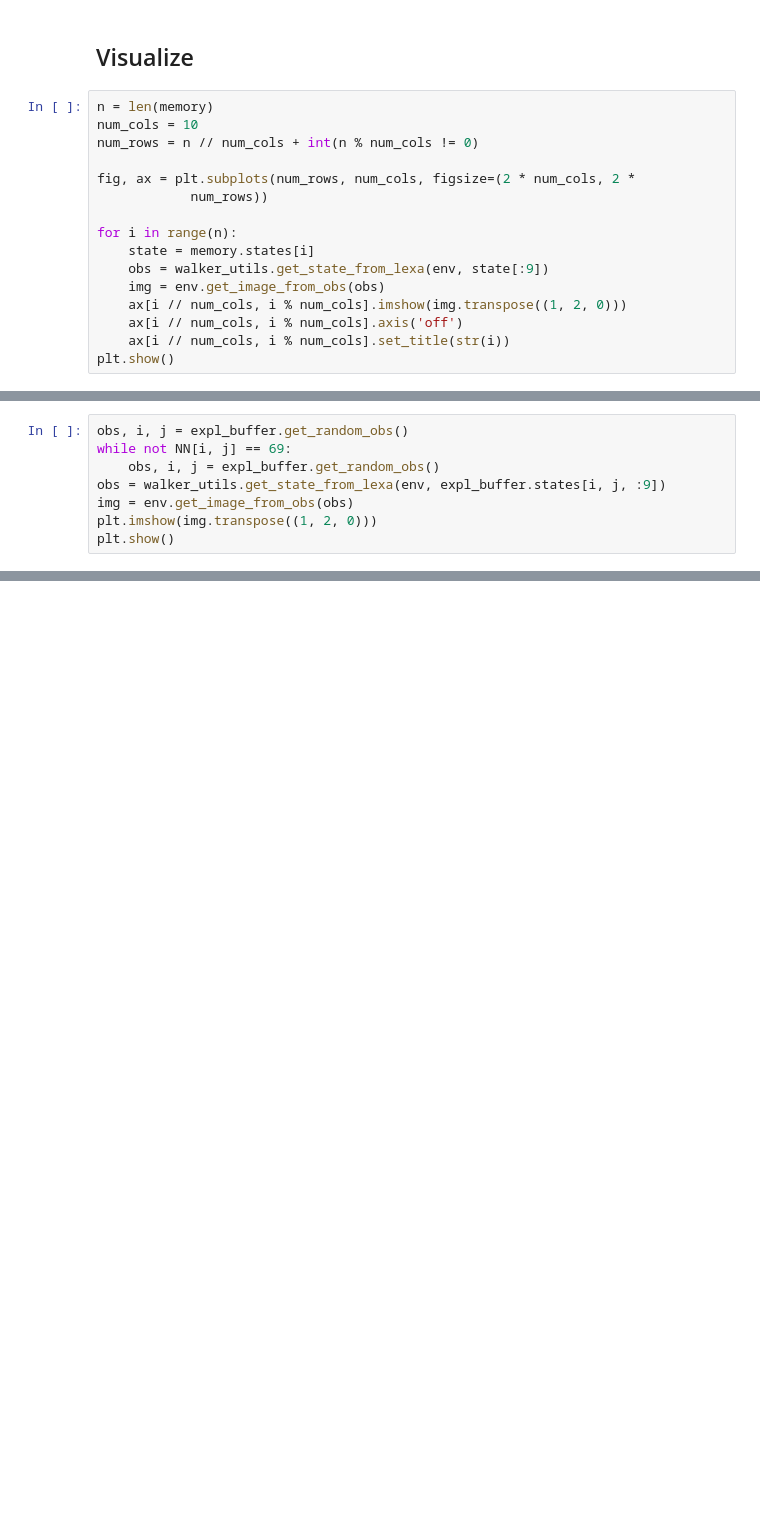
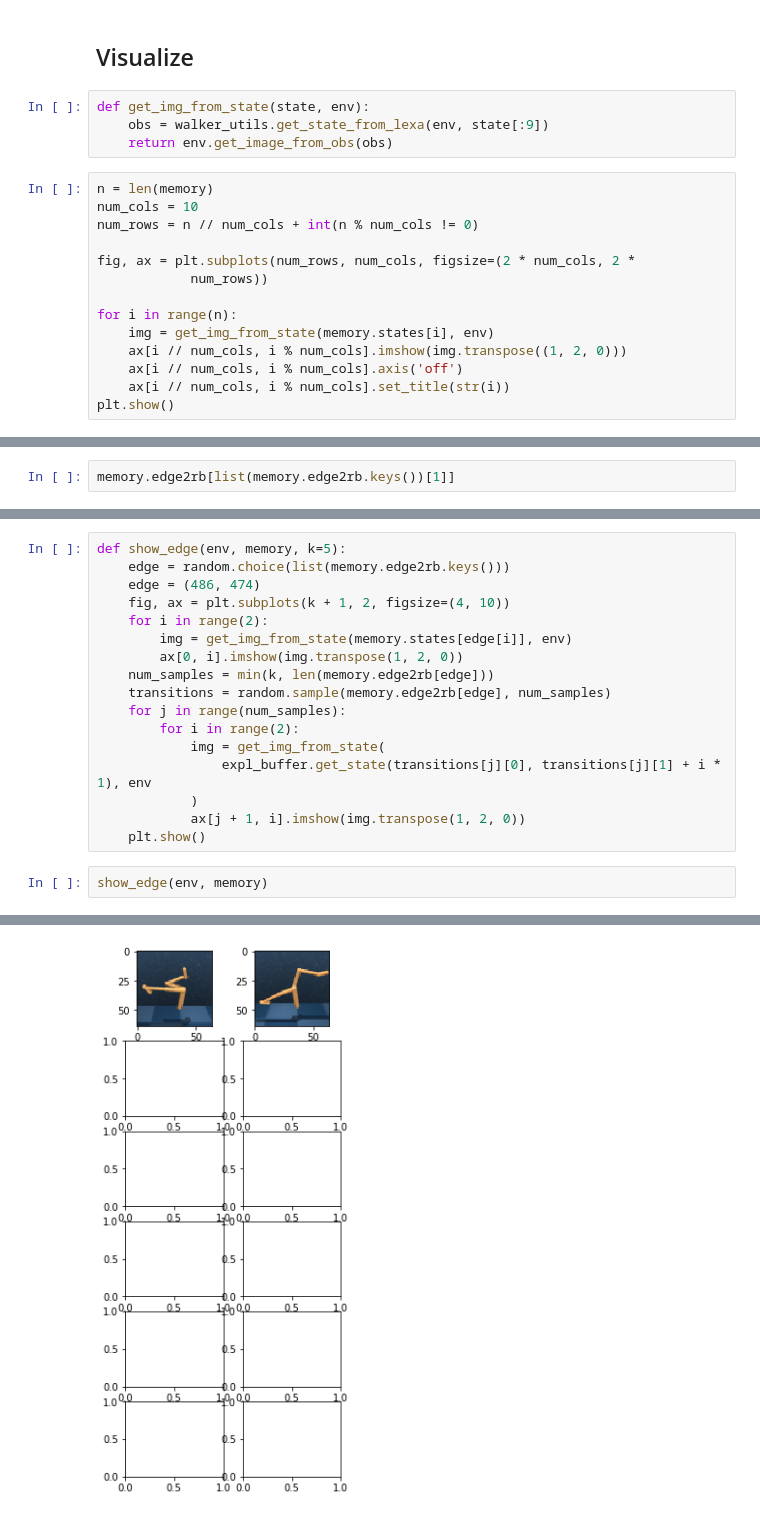
Before and after one commit to facebookresearch/go-fresh, a Jupyter notebook: notebooks/vis_rnet_walker.ipynb, the cells around one changed output, grey strips where cells are left out. Cells and saved outputs as stored; diff of their text form; blank space fills up the shorter version.

```diff
--- a/notebooks/vis_rnet_walker.ipynb
+++ b/notebooks/vis_rnet_walker.ipynb
@@ -90,5 +91,9 @@ Loading rnet objects from  /checkpoint/linamezghani/offline-gcrl/logs/20220530-0
 # %% [markdown]
 ## Visualize
+# %%
+def get_img_from_state(state, env):
+    obs = walker_utils.get_state_from_lexa(env, state[:9])
+    return env.get_image_from_obs(obs)
 # %%
 n = len(memory)
 num_cols = 10
@@ -98,9 +103,7 @@ fig, ax = plt.subplots(num_rows, num_cols, figsize=(2 * num_cols, 2 *
             num_rows))
 
 for i in range(n):
-    state = memory.states[i]
-    obs = walker_utils.get_state_from_lexa(env, state[:9])
-    img = env.get_image_from_obs(obs)
+    img = get_img_from_state(memory.states[i], env)
     ax[i // num_cols, i % num_cols].imshow(img.transpose((1, 2, 0)))
     ax[i // num_cols, i % num_cols].axis('off')
     ax[i // num_cols, i % num_cols].set_title(str(i))
@@ -228,9 +207,3 @@ plt.plot(NN_sort)
 # %%
-obs, i, j = expl_buffer.get_random_obs()
-while not NN[i, j] == 69:
-    obs, i, j = expl_buffer.get_random_obs()
-obs = walker_utils.get_state_from_lexa(env, expl_buffer.states[i, j, :9])
-img = env.get_image_from_obs(obs)
-plt.imshow(img.transpose((1, 2, 0)))
-plt.show()
+memory.edge2rb[list(memory.edge2rb.keys())[1]]
 # %% [output]
@@ -237,0 +227,20 @@ plt.show()
+# %%
+def show_edge(env, memory, k=5):
+    edge = random.choice(list(memory.edge2rb.keys()))
+    edge = (486, 474)
+    fig, ax = plt.subplots(k + 1, 2, figsize=(4, 10))
+    for i in range(2):
+        img = get_img_from_state(memory.states[edge[i]], env)
+        ax[0, i].imshow(img.transpose(1, 2, 0))
+    num_samples = min(k, len(memory.edge2rb[edge]))
+    transitions = random.sample(memory.edge2rb[edge], num_samples)
+    for j in range(num_samples):
+        for i in range(2):
+            img = get_img_from_state(
+                expl_buffer.get_state(transitions[j][0], transitions[j][1] + i * 1), env
+            )
+            ax[j + 1, i].imshow(img.transpose(1, 2, 0))
+    plt.show()
+# %%
+show_edge(env, memory)
+# %% [output]
@@ -237,0 +248 @@ plt.show()
+[figure, added]
```
Also changed, not shown: parts of 9 cells of this notebook, 3 other files.
